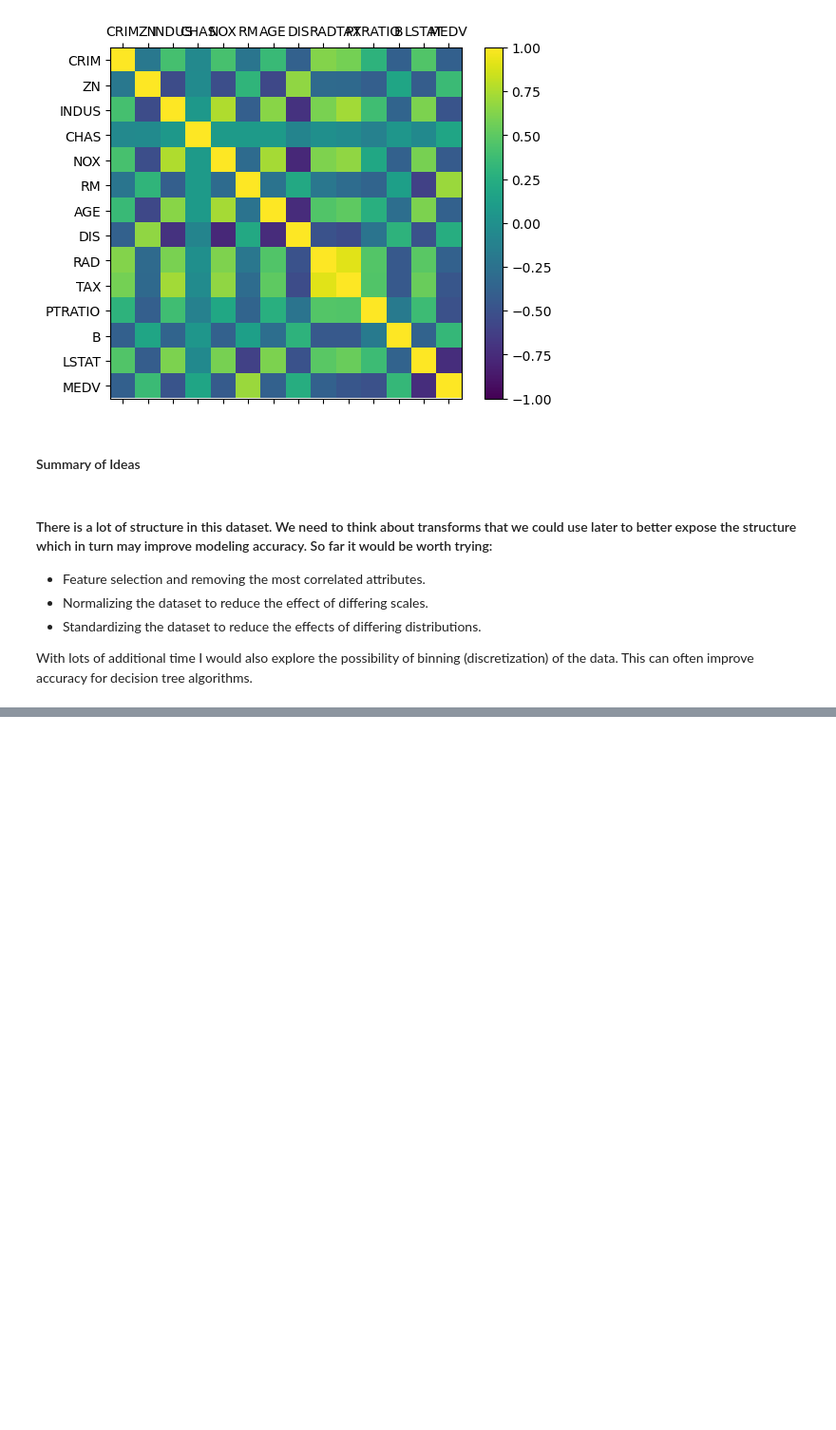
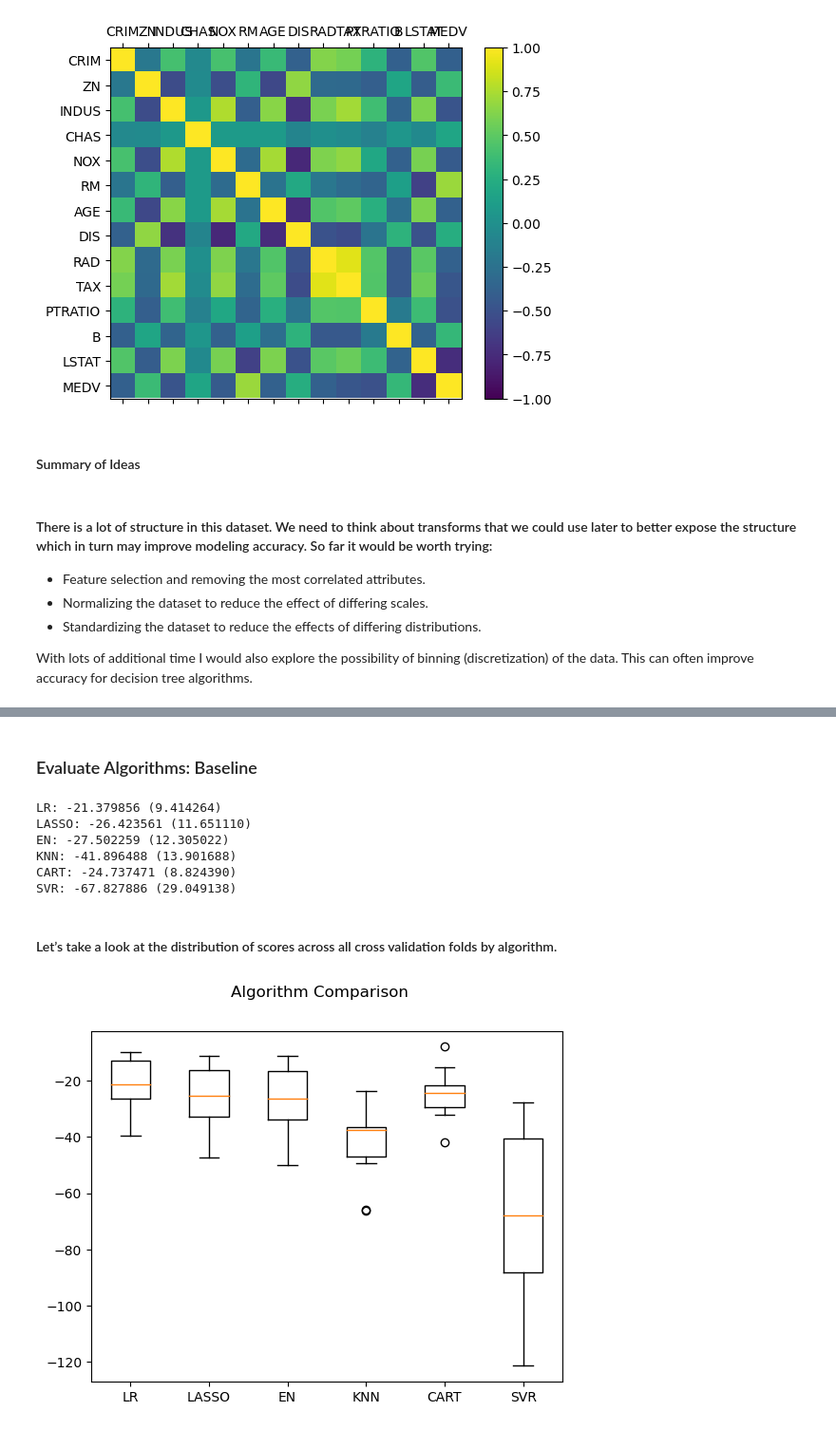
Before and after one commit to rabobahago/Machine_learning_projects, a Jupyter notebook: regression_machine_learning/main.ipynb, the cells around one changed output, grey strips where cells are left out. Shown: that part at 95% size. Drawn from its saved outputs; the diff is of its cells as text; code cells hidden in the pictures; blank space fills up the shorter version.

Commit message:
Evaluate Algorithms: Baseline implemented

```diff
--- a/regression_machine_learning/main.ipynb
+++ b/regression_machine_learning/main.ipynb
@@ -222,0 +225,52 @@ of the data. This can often improve accuracy for decision tree algorithms.
+# %%
+array = dataset.values
+X = array[:, 0:13]
+Y = array[:, 13]
+validation_size =.20
+seed = 7
+X_train, X_test, Y_train, Y_test = train_test_split(X, Y, test_size=validation_size, random_state=seed)
+# %% [markdown]
+### Evaluate Algorithms: Baseline
+# %%
+# Test options and evaluation metric
+num_folds = 10
+seed = None
+scoring = 'neg_mean_squared_error'
+# %%
+# Spot-Check Algorithms
+models = []
+models.append(('LR', LinearRegression()))
+models.append(('LASSO', Lasso()))
+models.append(('EN', ElasticNet()))
+models.append(('KNN', KNeighborsRegressor()))
+models.append(('CART', DecisionTreeRegressor()))
+models.append(('SVR', SVR()))
+# evaluate each model in turn
+results = []
+names = []
+for name, model in models:
+    kfold = KFold(n_splits=num_folds, random_state=seed)
+    cv_results = cross_val_score(model, X_train, Y_train, cv=kfold, scoring=scoring)
+    results.append(cv_results)
+    names.append(name)
+    msg = "%s: %f (%f)" % (name, cv_results.mean(), cv_results.std())
+    print(msg)
+# %% [output]
+LR: -21.379856 (9.414264)
+LASSO: -26.423561 (11.651110)
+EN: -27.502259 (12.305022)
+KNN: -41.896488 (13.901688)
+CART: -24.737471 (8.824390)
+SVR: -67.827886 (29.049138)
+# %% [markdown]
+#### Let’s take a look at the distribution of scores across all cross validation folds by algorithm.
+# %%
+# Compare Algorithms
+fig = pyplot.figure()
+fig.suptitle('Algorithm Comparison')
+ax = fig.add_subplot(111)
+pyplot.boxplot(results)
+ax.set_xticklabels(names)
+pyplot.show()
+# %% [output]
+[figure, added]
```
Also changed, not shown: parts of 1 cell of this notebook.
